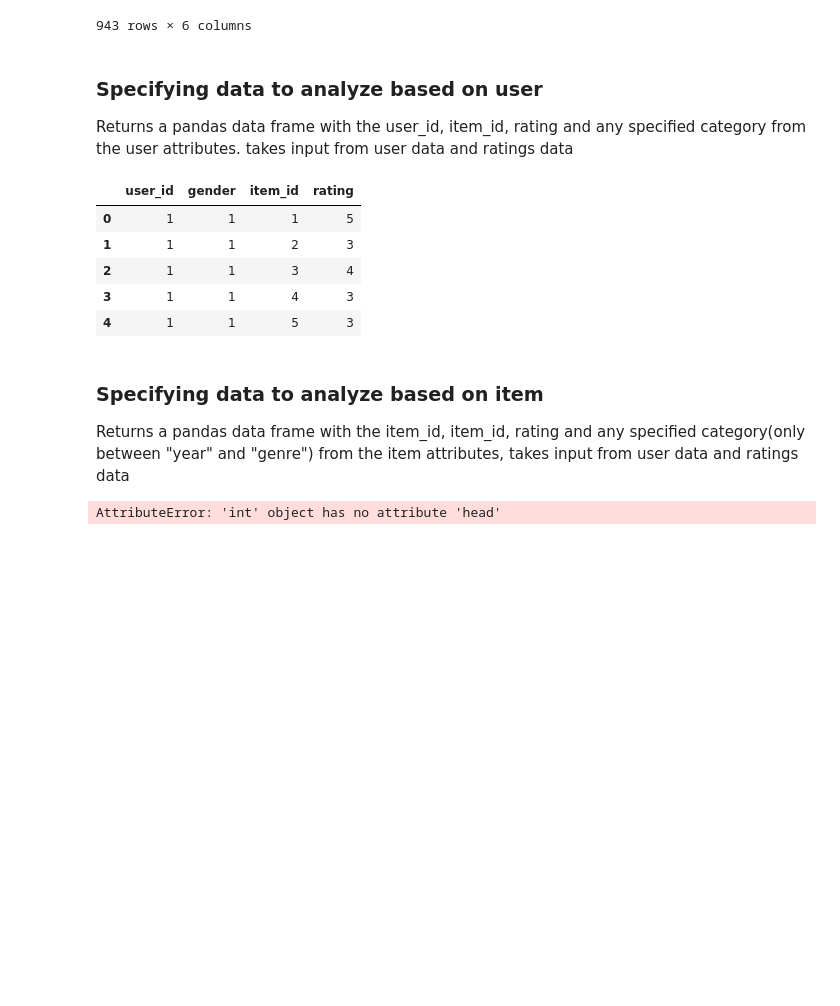
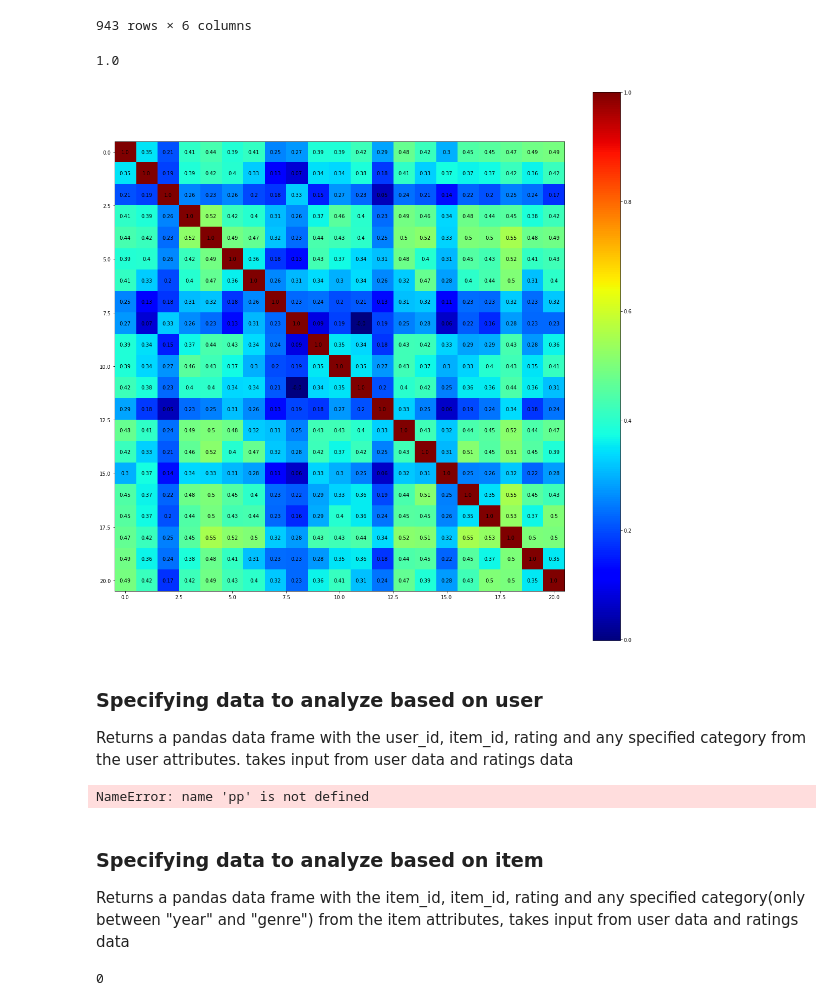
Before and after one commit to Xevenst/MovLensDataSet, a Jupyter notebook: preprocessingEx.ipynb, the cells around one changed output. Saved outputs shown, nothing was run; the diff lists cells and outputs as text; code cells hidden in the pictures; blank space fills up the shorter version.

Commit message:
plotting the matrix for correlation (1)

```diff
--- a/preprocessingEx.ipynb
+++ b/preprocessingEx.ipynb
@@ -80,31 +98,53 @@ users
 # %%
 occup = pp.specifyByUserData(users, ratings, ["occupation"])
 occup = occup.drop('user_id',axis=1)
 occup = occup.groupby(by=['occupation','item_id']).mean()
 
 sim = occup.pivot_table(columns='occupation',index='item_id',values='rating')
-arr = []
-for i in sim.columns:
-    arr.append(sim.corrwith(sim[i]).tolist())
-
-# for i in range(len(arr)):
-#     plt.matshow(range(0,1),arr[i])
+a = sim.corr(min_periods=30)
+print(a[0][0])
+plt.figure(figsize=(20,20))
+plt.set_cmap('jet')
+plt.imshow(a)
+plt.colorbar()
+for i in range(len(a[0])):
+    for j in range(len(a[0])):
+        plt.text(i,j,str(a[j][i].round(2)),va='center',ha='center')
+#plt.matshow(a,fignum=1)
+plt.show()
+# %% [output]
+1.0
+[figure, added]
 # %% [markdown]
 <h3>Specifying data to analyze based on user</h3>
 Returns a pandas data frame with the user_id, item_id, rating and any specified category from the user attributes. takes input from user data and ratings data
-# %%
-pp.specifyByUserData(users, ratings, ["gender"]).head()
-# %% [output]
-|  | user_id | gender | item_id | rating |
-| 0 | 1 | 1 | 1 | 5 |
-| 1 | 1 | 1 | 2 | 3 |
-| 2 | 1 | 1 | 3 | 4 |
-| 3 | 1 | 1 | 4 | 3 |
-| 4 | 1 | 1 | 5 | 3 |
+# %%
+pp.specifyByUserData(users, ratings, ["gender"])
+
+occup = pp.specifyByUserData(users, ratings, ["gender"])
+print(occup)
+exit()
+occup = occup.drop('user_id',axis=1)
+occup = occup.groupby(by=['gender','item_id']).mean()
+
+sim = occup.pivot_table(columns='gender',index='item_id',values='rating')
+a = sim.corr(min_periods=30)
+print(a[0][0])
+plt.figure(figsize=(20,20))
+plt.set_cmap('jet')
+plt.imshow(a)
+plt.colorbar()
+for i in range(len(a[0])):
+    for j in range(len(a[0])):
+        plt.text(i,j,str(a[j][i].round(2)),va='center',ha='center')
+#plt.matshow(a,fignum=1)
+plt.show()
+# %% [output]
+NameError: name 'pp' is not defined
 # %% [markdown]
 <h3>Specifying data to analyze based on item</h3>
 Returns a pandas data frame with the item_id, item_id, rating and any specified category(only between "year" and "genre") from the item attributes, takes input from user data and ratings data
 # %%
-pp.specifyByItemData(items, ratings, "year").head()
+pp.specifyByItemData(items, ratings, "year")
 # %% [output]
-AttributeError: 'int' object has no attribute 'head'
+0
```
Also changed, not shown: parts of 2 cells of this notebook.
